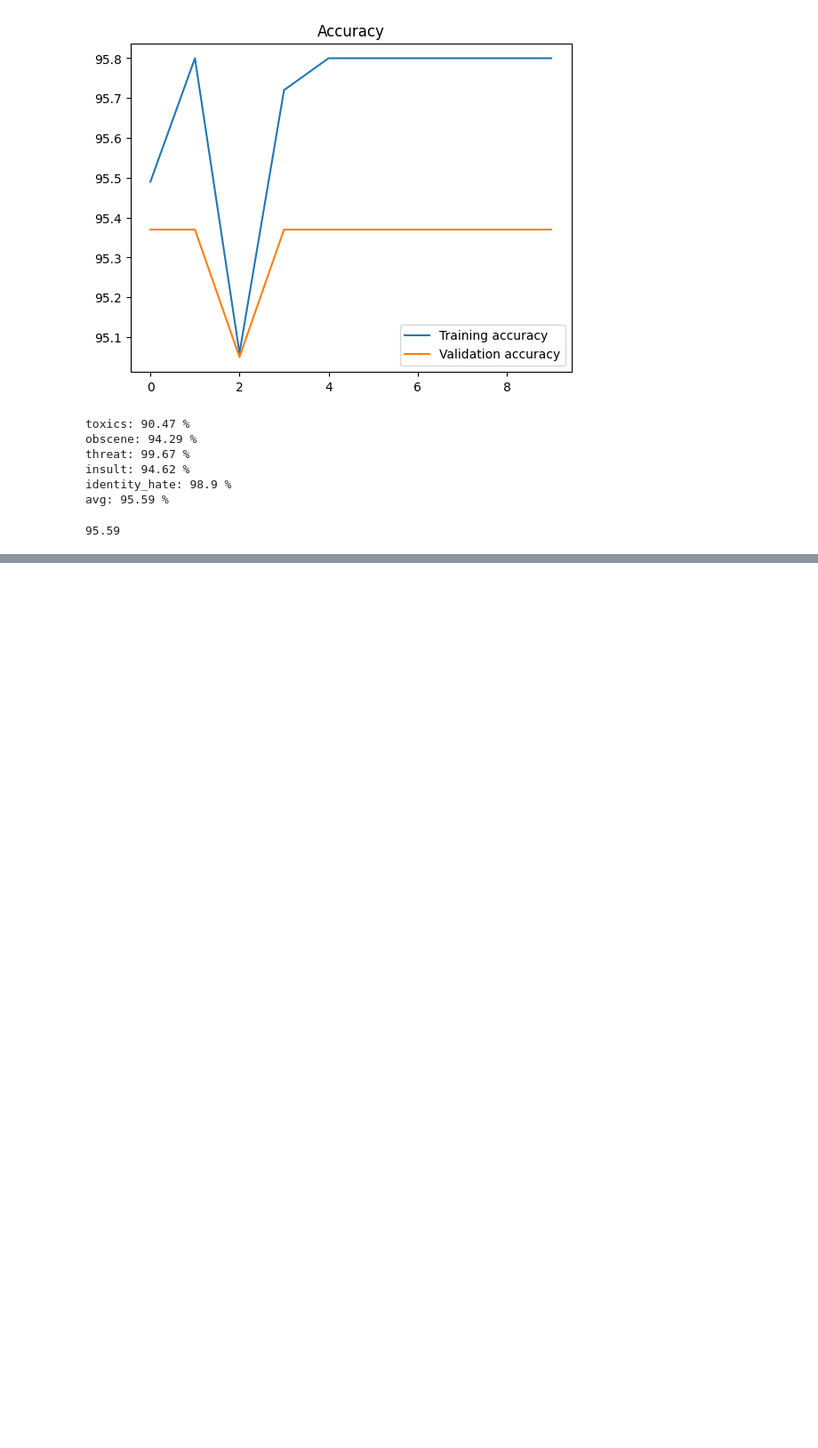
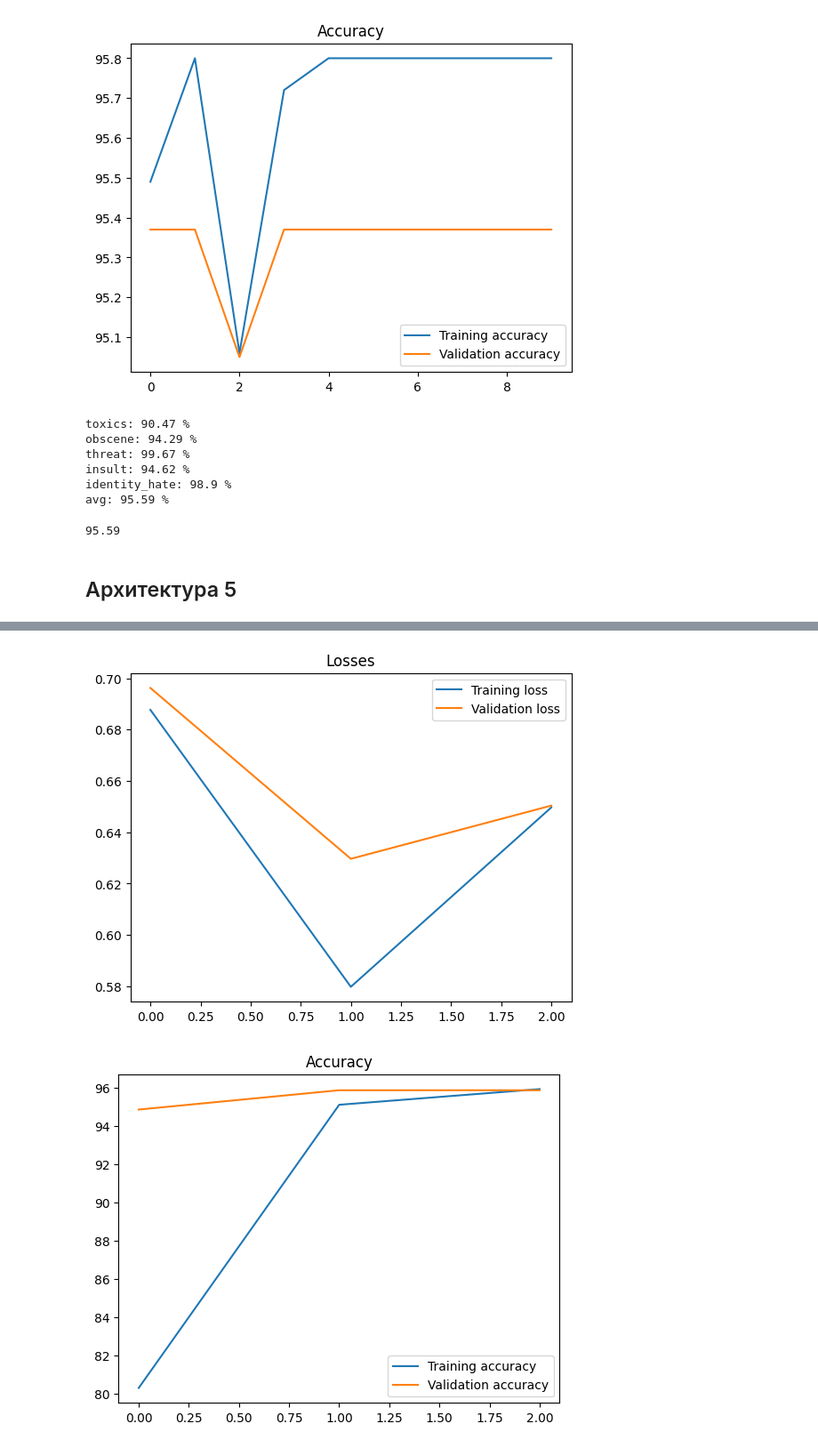
Before and after one commit to The220th/etu2022_AI_ML_NN, a Jupyter notebook: NN/lab2/lab2.ipynb, the cells around one changed output, grey strips where cells are left out. Shown at 89% size. Cells and saved outputs as stored; diff of their text form; code cells hidden in the pictures; blank space fills up the shorter version.

```diff
--- a/NN/lab2/lab2.ipynb
+++ b/NN/lab2/lab2.ipynb
@@ -729,3 +729,5 @@ insult: 94.62 %
 identity_hate: 98.9 %
 avg: 95.59 %
 95.59
+# %% [markdown]
+## Архитектура 5
@@ -731,0 +782,16 @@ avg: 95.59 %
+# %%
+n_epochs = 3
+learning_rate = 0.01
+weight_decay = 0.01 # for L2
+
+model = SrachNet5()
+#loss_fn = nn.CrossEntropyLoss()
+loss_fn = nn.BCEWithLogitsLoss() # multilabel multiclass
+#loss_fn = nn.BCELoss()
+
+optimizer = optim.Adam(model.parameters(), lr=learning_rate, weight_decay=weight_decay)
+
+opt = Optimization(model=model, loss_fn=loss_fn, optimizer=optimizer)
+opt.train(trainloader, validloader, n_epochs)
+opt.plot_losses()
+# %% [output]
@@ -731,0 +801,2 @@ avg: 95.59 %
+[figure, added]
+[figure, added]
```
Also changed, not shown: parts of 4 cells of this notebook.
